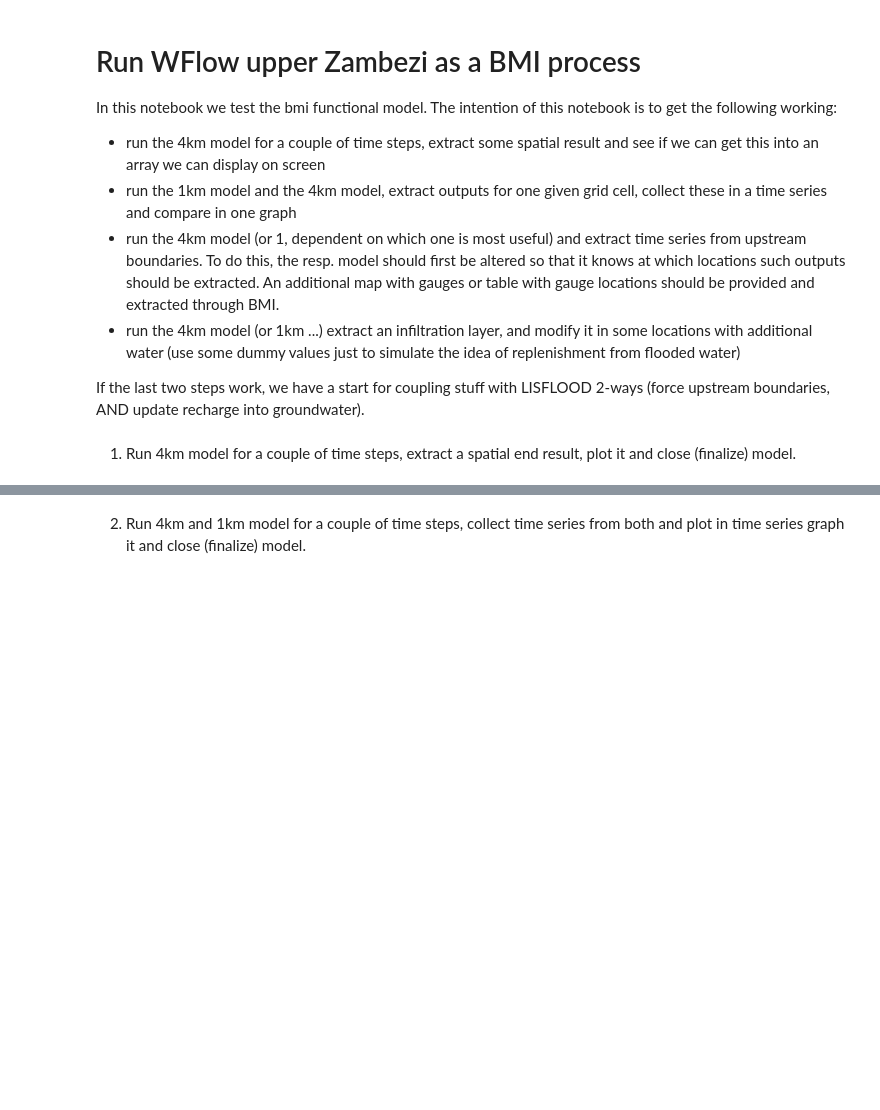
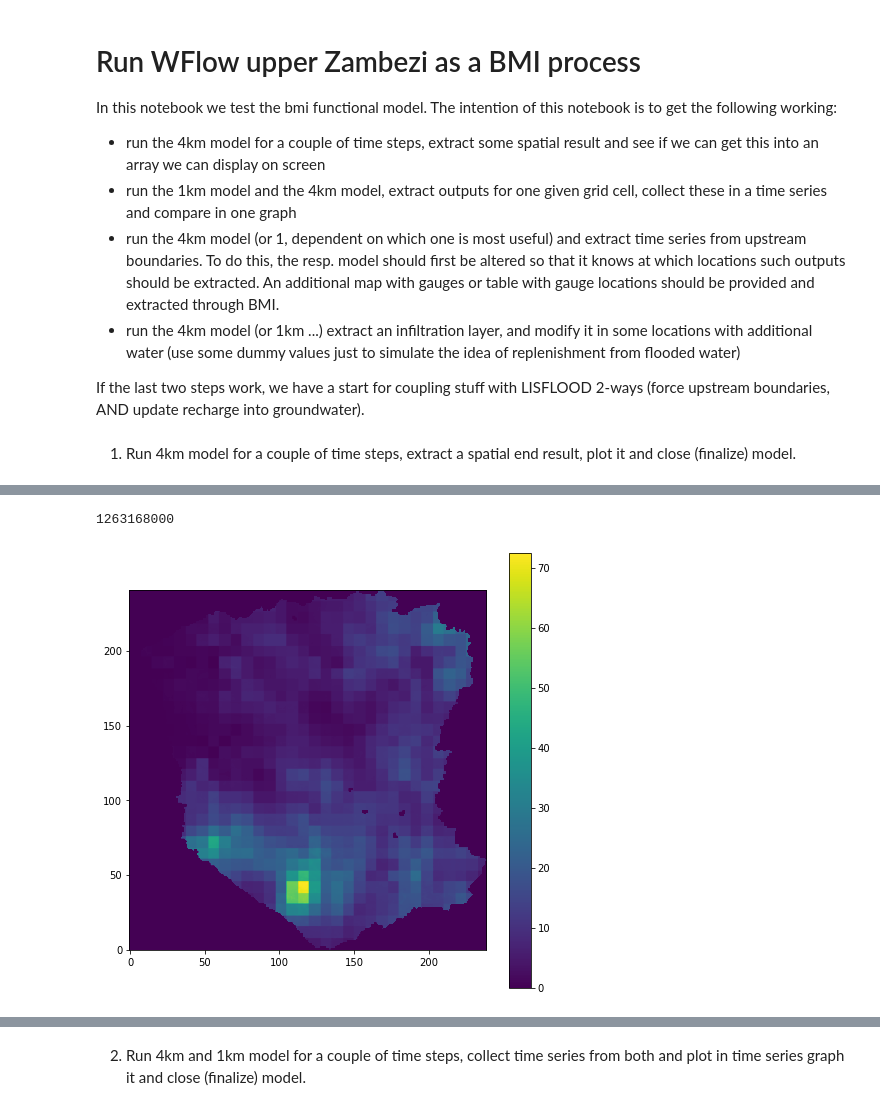
Before and after one commit to hcwinsemius/barotse, a Jupyter notebook: notebooks/run_wflow.ipynb, the cells around one changed output, grey strips where cells are left out. Cells and saved outputs as stored; diff of their text form; code cells hidden in the pictures; blank space fills up the shorter version.

```diff
--- a/notebooks/run_wflow.ipynb
+++ b/notebooks/run_wflow.ipynb
@@ -32,0 +179,5 @@ bmimodel.finalize()
+# %%
+#bmimodel.get_output_var_names()
+#x = bmimodel.get_value(bmimodel.get_output_var_names()[1])
+x= bmimodel.get_value('Precipitation')
+x
@@ -32,0 +192,12 @@ bmimodel.finalize()
+# %%
+x= bmimodel.set_value('Precipitation',x)
+x
+# %%
+bmimodel.update()
+x = bmimodel.get_value('Precipitation')
+plt.figure(figsize=(8,8))
+plt.imshow(x, vmin=0, origin='lower')
+plt.colorbar()
+time=bmimodel.get_current_time()
+print(time)
+# %% [output]
@@ -32,0 +206,2 @@ bmimodel.finalize()
+1263168000
+[figure, added]
```
Also changed, not shown: parts of 13 cells of this notebook.
